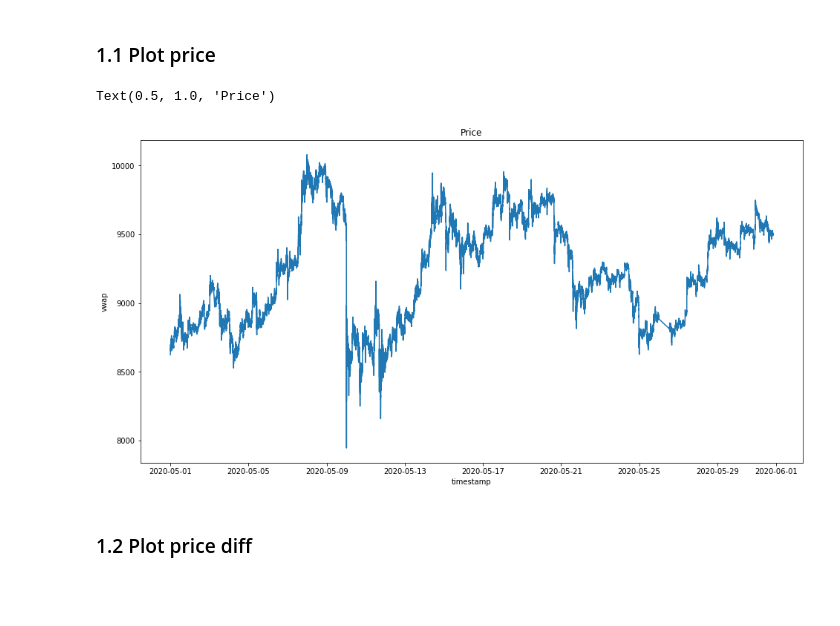
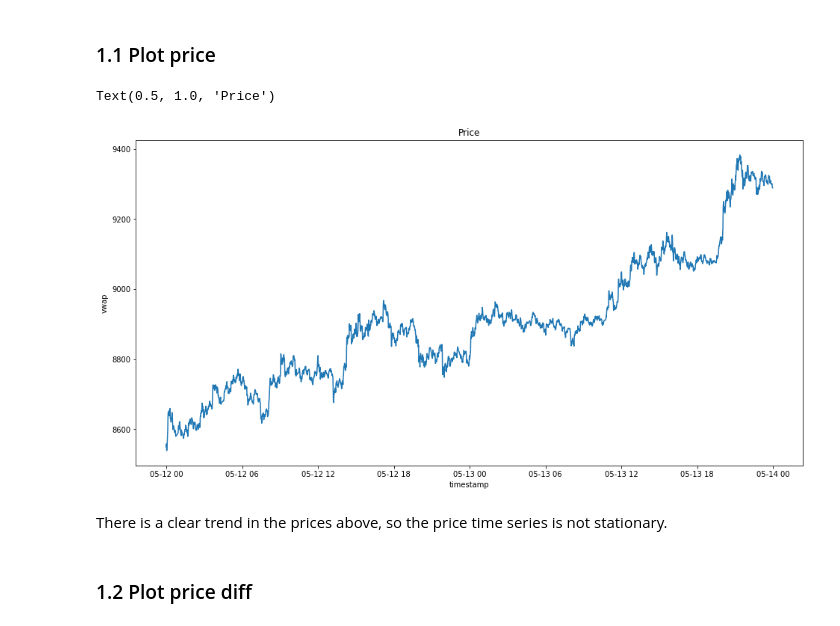
Before and after one commit to soulmachine/crypto-notebooks, a Jupyter notebook: models/ARMA.ipynb, the cells around one changed output. Saved outputs shown, nothing was run; the diff lists cells and outputs as text; code cells hidden in the pictures; blank space fills up the shorter version.

```diff
--- a/models/ARMA.ipynb
+++ b/models/ARMA.ipynb
@@ -32,10 +32,12 @@ from utils import read_bars as read_bars_tmp
 
 # Read bars in May 2020
 def read_bars(csv_file: str)->pd.DataFrame:
-    TIME_BEGIN = pd.to_datetime('2020-05-01T00:00:00.000Z').tz_localize(None)
-    TIME_END = pd.to_datetime('2020-06-01T00:00:00.000Z').tz_localize(None)
+    # TIME_BEGIN = pd.to_datetime('2020-05-01T00:00:00.000Z').tz_localize(None)
+    # TIME_END = pd.to_datetime('2020-06-01T00:00:00.000Z').tz_localize(None)
+    TIME_BEGIN = pd.to_datetime('2020-05-12T00:00:00.000Z').tz_localize(None)
+    TIME_END = pd.to_datetime('2020-05-14T00:00:00.000Z').tz_localize(None)
     bars_df = read_bars_tmp(csv_file)
     bars_df = bars_df[(bars_df['timestamp'] >= TIME_BEGIN) & (bars_df['timestamp_end'] < TIME_END)]
     return bars_df
 # %%
-volume_bars = read_bars('/data/bars/VolumeBar/64/VolumeBar.64.Binance.Swap.BTC_USDT.csv')
+time_bars = read_bars('/data/bars/TimeBar/60000/TimeBar.60000.Binance.Swap.BTC_USDT.csv')
@@ -60,10 +62,12 @@ volume_bars
 ### 1.1 Plot price
 # %%
 fig, ax = plt.subplots(figsize=(16, 8))
-sns.lineplot(x=volume_bars.index, y=volume_bars['vwap'], ax=ax).set_title('Price')
+sns.lineplot(x=time_bars.index, y=time_bars['vwap'], ax=ax).set_title('Price')
 # %% [output]
 Text(0.5, 1.0, 'Price')
-[figure, old version]
+[figure, new version]
+# %% [markdown]
+There is a clear trend in the prices above, so the price time series is not stationary.
 # %% [markdown]
 ### 1.2 Plot price diff
 # %%
```
Also changed, not shown: parts of 18 cells of this notebook.
